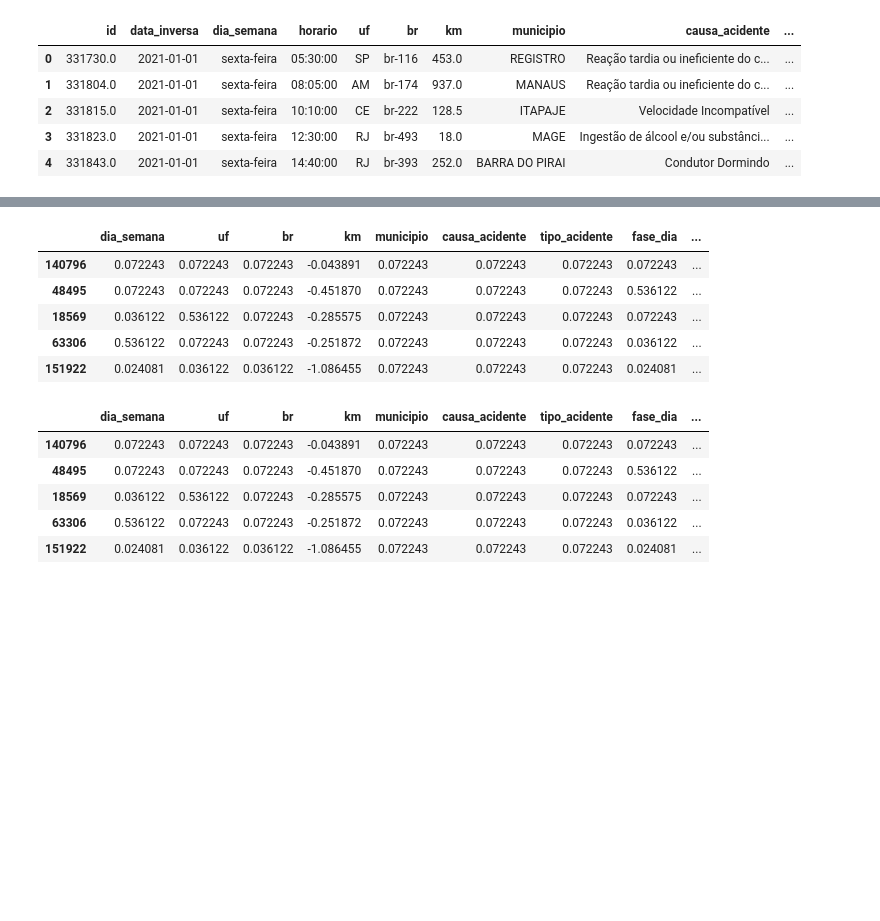
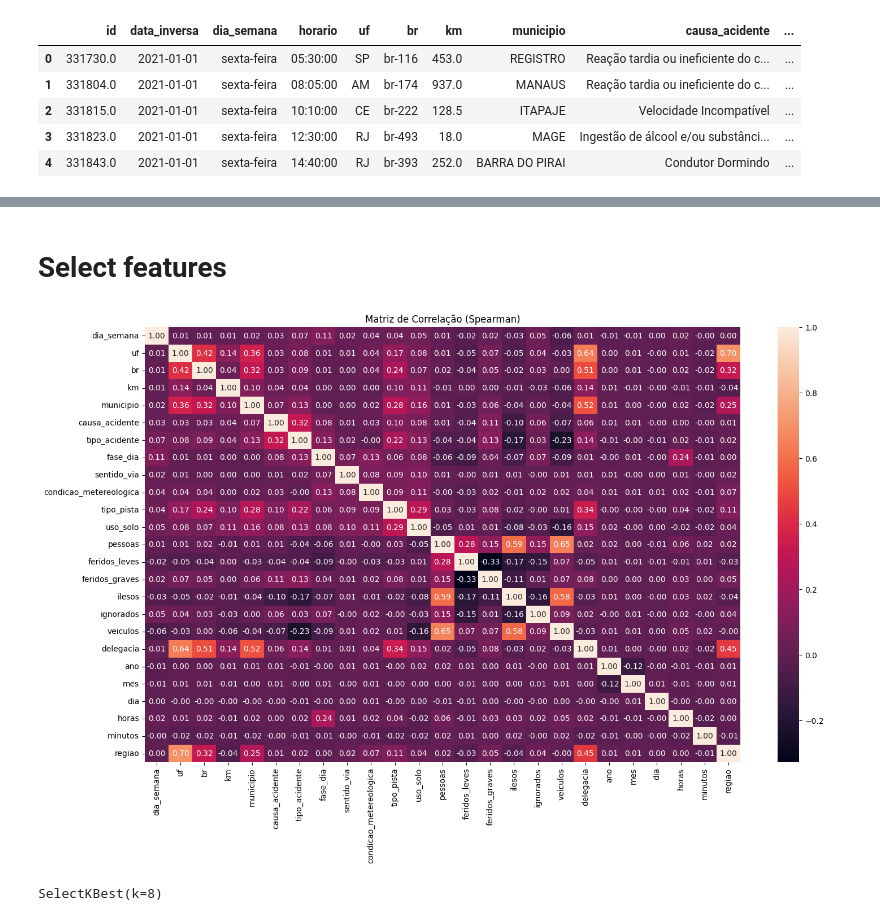
Before and after one commit to Muniz97/Data-Science---Federal-road-accidents---Brazil, a Jupyter notebook: 3 - Preprocessing/Federal_Accidents_Preprocessing.ipynb, the cells around one changed output, grey strips where cells are left out. Cells and saved outputs as stored; diff of their text form; code cells hidden in the pictures; blank space fills up the shorter version.

```diff
--- a/3 - Preprocessing/Federal_Accidents_Preprocessing.ipynb
+++ b/3 - Preprocessing/Federal_Accidents_Preprocessing.ipynb
@@ -57,3 +93,3 @@ df.head()
 # %%
-X = df.drop(['id','data_inversa','horario','classificacao_acidente','mortos','regional','uop','obitos'], axis = 1)
+X = df.drop(['id','data_inversa','horario','classificacao_acidente','feridos','mortos','regional','uop','ano_mes','obitos','latitude','longitude'], axis = 1)
 y = df['obitos']
@@ -68,5 +102,3 @@ from category_encoders.cat_boost import CatBoostEncoder
 # %%
 features_cat = ['dia_semana','uf','br','municipio','causa_acidente','tipo_acidente','fase_dia','sentido_via','condicao_metereologica','tipo_pista','uso_solo','delegacia','regiao']
-
-# latitude e longitude
-features_num = ['km','pessoas','feridos_leves','feridos_graves','ilesos','ignorados','feridos','veiculos','ano','mes','dia','horas','minutos']
+features_num = ['km','pessoas','feridos_leves','feridos_graves','ilesos','ignorados','veiculos','ano','mes','dia','horas','minutos']
@@ -87,18 +135,11 @@ x_test_encoder[features_num] = scaler.transform(x_test_encoder[features_num])
-# %%
-x_train_encoder.head()
-# %% [output]
-|  | dia_semana | uf | br | km | municipio | causa_acidente | tipo_acidente | fase_dia | ... |
-| 140796 | 0.072243 | 0.072243 | 0.072243 | -0.043891 | 0.072243 | 0.072243 | 0.072243 | 0.072243 | ... |
-| 48495 | 0.072243 | 0.072243 | 0.072243 | -0.451870 | 0.072243 | 0.072243 | 0.072243 | 0.536122 | ... |
-| 18569 | 0.036122 | 0.536122 | 0.072243 | -0.285575 | 0.072243 | 0.072243 | 0.072243 | 0.072243 | ... |
-| 63306 | 0.536122 | 0.072243 | 0.072243 | -0.251872 | 0.072243 | 0.072243 | 0.072243 | 0.036122 | ... |
-| 151922 | 0.024081 | 0.036122 | 0.036122 | -1.086455 | 0.072243 | 0.072243 | 0.072243 | 0.024081 | ... |
-# %%
-x_train_encoder.head()
-# %% [output]
-|  | dia_semana | uf | br | km | municipio | causa_acidente | tipo_acidente | fase_dia | ... |
-| 140796 | 0.072243 | 0.072243 | 0.072243 | -0.043891 | 0.072243 | 0.072243 | 0.072243 | 0.072243 | ... |
-| 48495 | 0.072243 | 0.072243 | 0.072243 | -0.451870 | 0.072243 | 0.072243 | 0.072243 | 0.536122 | ... |
-| 18569 | 0.036122 | 0.536122 | 0.072243 | -0.285575 | 0.072243 | 0.072243 | 0.072243 | 0.072243 | ... |
-| 63306 | 0.536122 | 0.072243 | 0.072243 | -0.251872 | 0.072243 | 0.072243 | 0.072243 | 0.036122 | ... |
-| 151922 | 0.024081 | 0.036122 | 0.036122 | -1.086455 | 0.072243 | 0.072243 | 0.072243 | 0.024081 | ... |
+# %% [markdown]
+# Select features
+# %%
+# Correlação por Spearman
+matriz = x_train_encoder.corr(method = 'spearman')
+plt.figure(figsize = (17,10))
+sns.heatmap(matriz, annot = True, fmt = '.2f')
+plt.title('Matriz de Correlação (Spearman)')
+plt.show()
+# %% [output]
+[figure, added]
@@ -104,0 +151,4 @@ x_train_encoder.head()
+# %%
+k_best.fit(x_train_encoder, y_train)
+# %% [output]
+SelectKBest(k=8)
```
Also changed, not shown: parts of 17 cells of this notebook.
